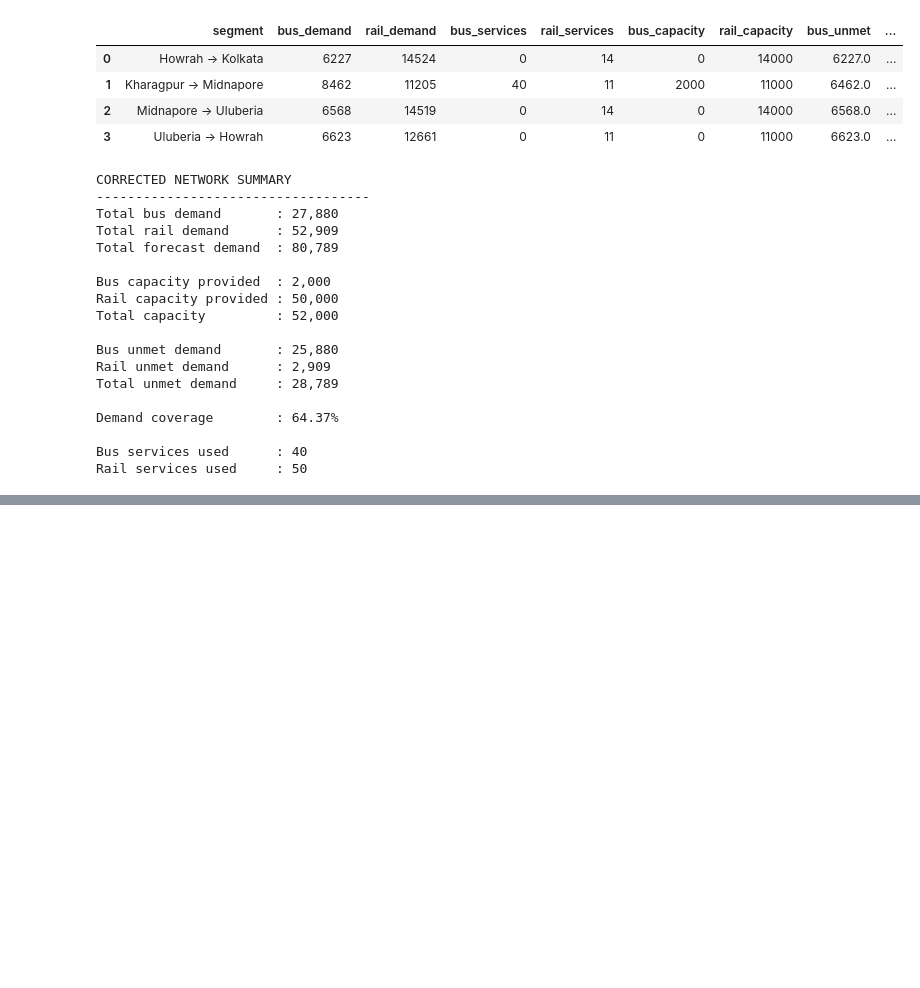
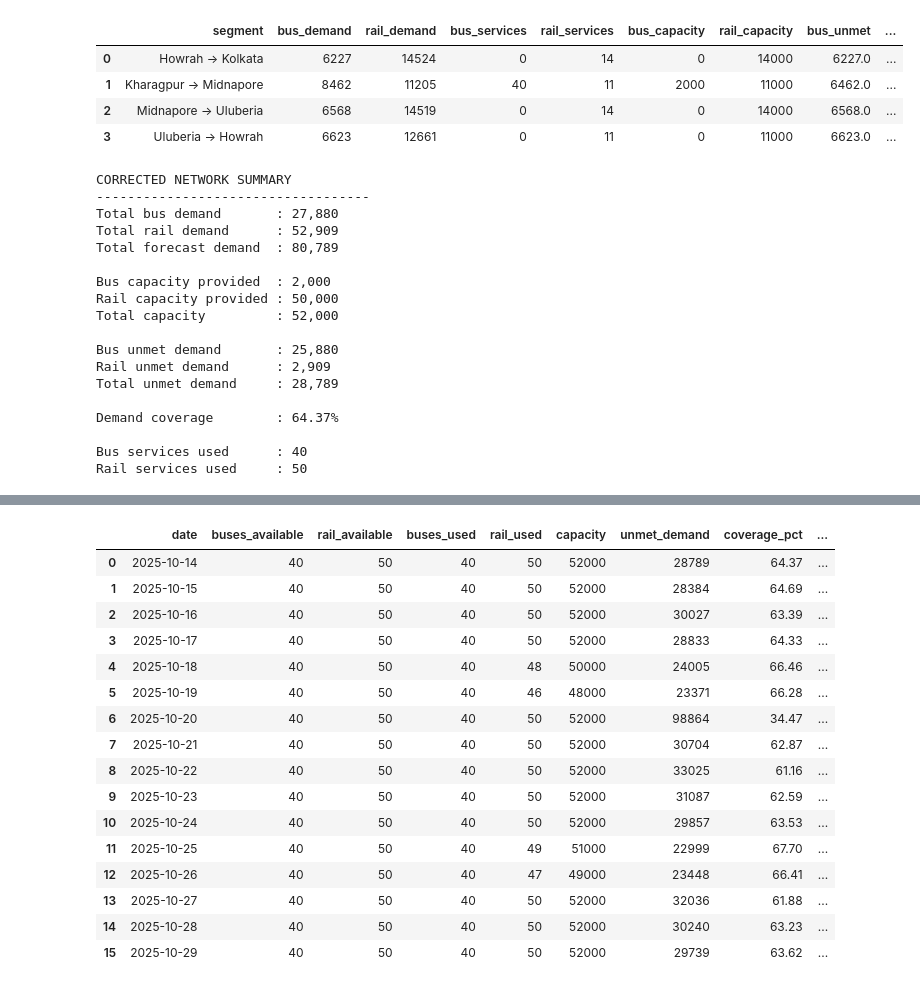
Before and after one commit to abhisarthak/public-transport-demand-planning, a Jupyter notebook: notebooks/03_fleet_optimization.ipynb, the cells around one changed output, grey strips where cells are left out. Cells and saved outputs as stored; diff of their text form; code cells hidden in the pictures; blank space fills up the shorter version.

```diff
--- a/notebooks/03_fleet_optimization.ipynb
+++ b/notebooks/03_fleet_optimization.ipynb
@@ -701,0 +951,87 @@ Rail services used     : 50
+# %%
+# ============================================
+# 18. OPTIMIZATION ACROSS ALL TEST DAYS
+# ============================================
+
+daily_results = []
+
+for date in sorted(forecast_output["date"].unique()):
+
+    day_data = forecast_output[
+        forecast_output["date"] == date
+    ].copy()
+
+    # Convert to segment-level mode demand
+    day_segment_demand = (
+        day_data
+        .pivot_table(
+            index="segment",
+            columns="mode",
+            values="predicted_demand",
+            aggfunc="sum"
+        )
+        .fillna(0)
+        .reset_index()
+    )
+
+    if "Bus" not in day_segment_demand.columns:
+        day_segment_demand["Bus"] = 0
+
+    if "Rail" not in day_segment_demand.columns:
+        day_segment_demand["Rail"] = 0
+
+    day_segment_demand = day_segment_demand[
+        ["segment", "Bus", "Rail"]
+    ]
+
+    day_segment_demand.columns = [
+        "segment",
+        "bus_demand",
+        "rail_demand"
+    ]
+
+    result = optimize_fleet(
+        day_segment_demand,
+        total_buses=40,
+        total_rail=50
+    )
+
+    result["date"] = date
+
+    daily_results.append(result)
+
+daily_results = pd.DataFrame(daily_results)
+
+daily_results = daily_results[
+    [
+        "date",
+        "buses_available",
+        "rail_available",
+        "buses_used",
+        "rail_used",
+        "capacity",
+        "unmet_demand",
+        "coverage_pct",
+        "operating_cost"
+    ]
+]
+
+daily_results
+# %% [output]
+|  | date | buses_available | rail_available | buses_used | rail_used | capacity | unmet_demand | coverage_pct | ... |
+| 0 | 2025-10-14 | 40 | 50 | 40 | 50 | 52000 | 28789 | 64.37 | ... |
+| 1 | 2025-10-15 | 40 | 50 | 40 | 50 | 52000 | 28384 | 64.69 | ... |
+| 2 | 2025-10-16 | 40 | 50 | 40 | 50 | 52000 | 30027 | 63.39 | ... |
+| 3 | 2025-10-17 | 40 | 50 | 40 | 50 | 52000 | 28833 | 64.33 | ... |
+| 4 | 2025-10-18 | 40 | 50 | 40 | 48 | 50000 | 24005 | 66.46 | ... |
+| 5 | 2025-10-19 | 40 | 50 | 40 | 46 | 48000 | 23371 | 66.28 | ... |
+| 6 | 2025-10-20 | 40 | 50 | 40 | 50 | 52000 | 98864 | 34.47 | ... |
+| 7 | 2025-10-21 | 40 | 50 | 40 | 50 | 52000 | 30704 | 62.87 | ... |
+| 8 | 2025-10-22 | 40 | 50 | 40 | 50 | 52000 | 33025 | 61.16 | ... |
+| 9 | 2025-10-23 | 40 | 50 | 40 | 50 | 52000 | 31087 | 62.59 | ... |
+| 10 | 2025-10-24 | 40 | 50 | 40 | 50 | 52000 | 29857 | 63.53 | ... |
+| 11 | 2025-10-25 | 40 | 50 | 40 | 49 | 51000 | 22999 | 67.70 | ... |
+| 12 | 2025-10-26 | 40 | 50 | 40 | 47 | 49000 | 23448 | 66.41 | ... |
+| 13 | 2025-10-27 | 40 | 50 | 40 | 50 | 52000 | 32036 | 61.88 | ... |
+| 14 | 2025-10-28 | 40 | 50 | 40 | 50 | 52000 | 30240 | 63.23 | ... |
+| 15 | 2025-10-29 | 40 | 50 | 40 | 50 | 52000 | 29739 | 63.62 | ... |
```
Also changed, not shown: parts of 9 cells of this notebook.
